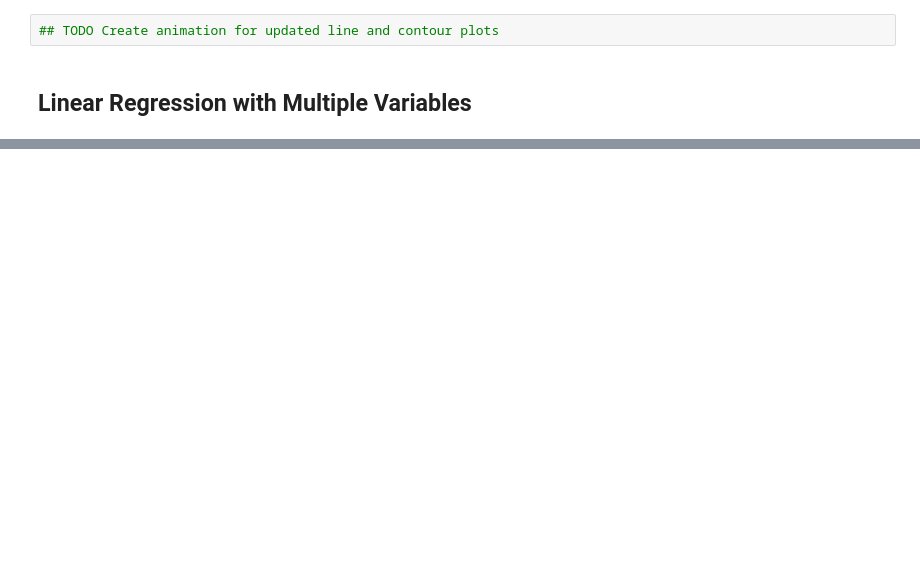
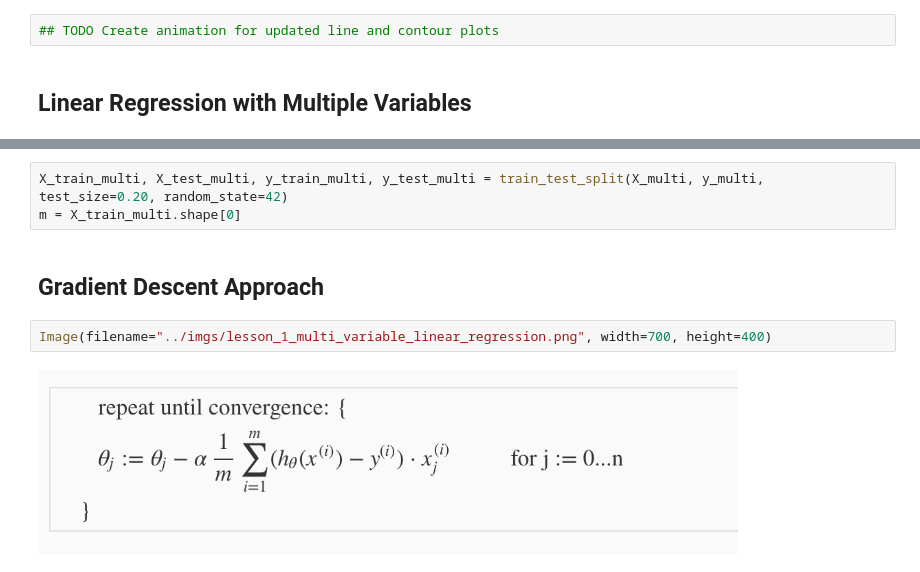
Before and after one commit to mwakaba2/machine_learning_crash_course, a Jupyter notebook: notebooks/lesson_1_predict_boston_housing_prices.ipynb, the cells around one changed output, grey strips where cells are left out. Saved outputs shown, nothing was run; the diff lists cells and outputs as text; blank space fills up the shorter version.

Commit message:
Tutorial for multi variable linear regression

```diff
--- a/notebooks/lesson_1_predict_boston_housing_prices.ipynb
+++ b/notebooks/lesson_1_predict_boston_housing_prices.ipynb
@@ -180,0 +180,9 @@ WIP
+# %%
+X_train_multi, X_test_multi, y_train_multi, y_test_multi = train_test_split(X_multi, y_multi, test_size=0.20, random_state=42)
+m = X_train_multi.shape[0]
+# %% [markdown]
+## Gradient Descent Approach
+# %%
+Image(filename="../imgs/lesson_1_multi_variable_linear_regression.png", width=700, height=400)
+# %% [output]
+[figure, added]
```
Also changed, not shown: parts of 21 cells of this notebook, 2 other files.
